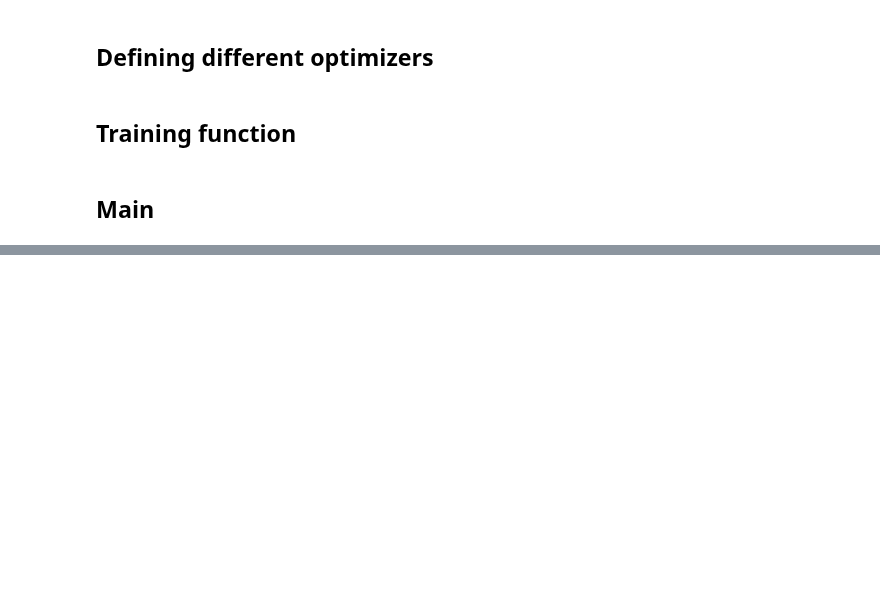
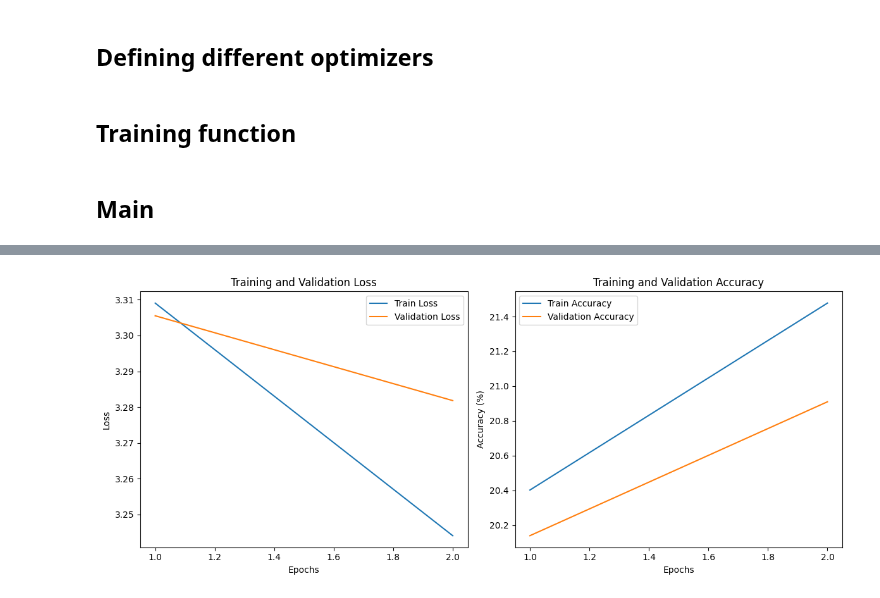
Before and after one commit to TheS1n233/Distributed-Learning-Project5, a Jupyter notebook: test_large_batch_optimezer.ipynb, the cells around one changed output, grey strips where cells are left out. Drawn from its saved outputs; the diff is of its cells as text; code cells hidden in the pictures; blank space fills up the shorter version.

```diff
--- a/test_large_batch_optimezer.ipynb
+++ b/test_large_batch_optimezer.ipynb
@@ -64,3 +56,10 @@ OPTIMIZER = 'LARS'  # Choose from: 'SGDM', 'LARS', 'AdamW', 'LAMB'
+# %%
+NUM_EPOCHS = 10
+BATCH_SIZE_BASE = 64
+#OPTIMIZER = 'LARS'  # Choose from: 'SGDM', 'LARS', 'AdamW', 'LAMB'
+SAVE_PATH= f"/content/drive/My Drive/Colab Notebooks/Traning_summary/"
+CHECKPOINT_NAME = f"checkpoint_last.pth"
+DEVICE = torch.device('cuda' if torch.cuda.is_available() else 'cpu')
 # %% [markdown]
 ## Model
 # %%
@@ -108,7 +107,7 @@ def calulcate_mean_std(batch_size=100, verbose=True):
     )
 
 
-    train_loader = torch.utils.data.DataLoader(train_dataset, batch_size, shuffle=False, num_workers=2)
+    train_loader = torch.utils.data.DataLoader(train_dataset, batch_size, shuffle=False, num_workers=0)
 
     # Initialize sums for calculating mean and std
     mean = torch.zeros(3)
@@ -175,7 +174,7 @@ def get_dataset(batch_size, verbose=True):
         train_dataset,
         batch_size=batch_size,
         shuffle=True,
-        num_workers=2,
+        num_workers=0,
         pin_memory=True
     )
 
@@ -183,7 +182,7 @@ def get_dataset(batch_size, verbose=True):
         val_dataset,
         batch_size=batch_size,
         shuffle=False,
-        num_workers=2,
+        num_workers=0,
         pin_memory=True
     )
 
@@ -191,7 +190,7 @@ def get_dataset(batch_size, verbose=True):
         test_dataset,
         batch_size=batch_size,
         shuffle=False,
-        num_workers=2,
+        num_workers=0,
         pin_memory=True
     )
 
@@ -579,5 +603,5 @@ def train_model_with_hyperparams(train_loader, val_loader, test_loader, hyperpar
 # %%
-def plot_results(train_losses, val_losses, train_accuracies, val_accuracies, save_path):
+def plot_results(train_losses, val_losses, train_accuracies, val_accuracies, save_path = SAVE_PATH):
     epochs = range(1, len(train_losses) + 1)
     plt.figure(figsize=(12, 5))
     # Plot losses
@@ -667,0 +631,62 @@ UnboundLocalError: cannot access local variable 'start_epoch' where it is not as
+# %%
+if __name__ == "__main__":
+
+    # Argument parser to allow optimizer selection from command line
+    """parser = argparse.ArgumentParser(description="Large Batch Training with Optimizers")
+    parser.add_argument('--optimizer', type=str, required=True, choices=['SGDM', 'AdamW', 'LARS', 'LAMB'], help="Optimizer to use")
+    parser.add_argument('--batch_size', type=int, nargs='+', default=[512],choices=[128, 256, 512, 1024, 2048, 4096, 8192], help="List of batch sizes to test")
+    args = parser.parse_args()"""
+
+    class Args:
+        optimizer = 'SGDM'
+        batch_size=  512
+
+    args = Args()
+    train_dataset, train_loader, val_loader, test_loader = get_dataset(args.batch_size)
+
+    if args.optimizer == 'SGDM' or args.optimizer == 'LARS':
+        try:
+          with open('/content/drive/MyDrive/best_hyperparams_SGDM.json', 'r') as f:
+              hyperparams = json.load(f)
+        except FileNotFoundError:
+          hyperparams = {
+              'lr': 0.01  ,
+              'weight_decay': 0.001,
+              'momentum': 0.9,
+          }
+
+    elif args.optimizer == 'AdamW' or args.optimizer == 'LAMB':
+        try:
+          with open('/content/drive/MyDrive/best_hyperparams_AdamW.json', 'r') as f:
+              hyperparams = json.load(f)
+        except FileNotFoundError:
+          hyperparams = {
+              'lr':  0.001,
+              'weight_decay': 0.1,
+          }
+    else:
+        raise ValueError("Invalid optimizer type")
+
+
+    base_lr = hyperparams['lr']
+    # Scale root factor
+    lr = base_lr * math.sqrt(args.batch_size/BATCH_SIZE_BASE)
+    hyperparams['lr'] = lr
+
+    print(f"Using hyperparams: lr: {hyperparams['lr']}, weight_decay: {hyperparams['weight_decay']}, optimizer: {args.optimizer}")
+
+    # Train with the best hyperparameters
+    train_losses, val_losses, train_accuracies, val_accuracies, test_acc = train_model_with_hyperparams(
+        train_loader=train_loader,
+        val_loader=val_loader,
+        test_loader=test_loader,
+        hyperparams=hyperparams,
+        num_epochs=NUM_EPOCHS,
+        device=DEVICE,
+        type_of_optimizer=args.optimizer,
+        batch_size=args.batch_size,
+        train_dataset=train_dataset
+    )
+
+    plot_results(train_losses, val_losses, train_accuracies, val_accuracies)
+# %% [output]
@@ -667,0 +789 @@ UnboundLocalError: cannot access local variable 'start_epoch' where it is not as
+[figure, added]
```
Also changed, not shown: parts of 6 cells of this notebook.
